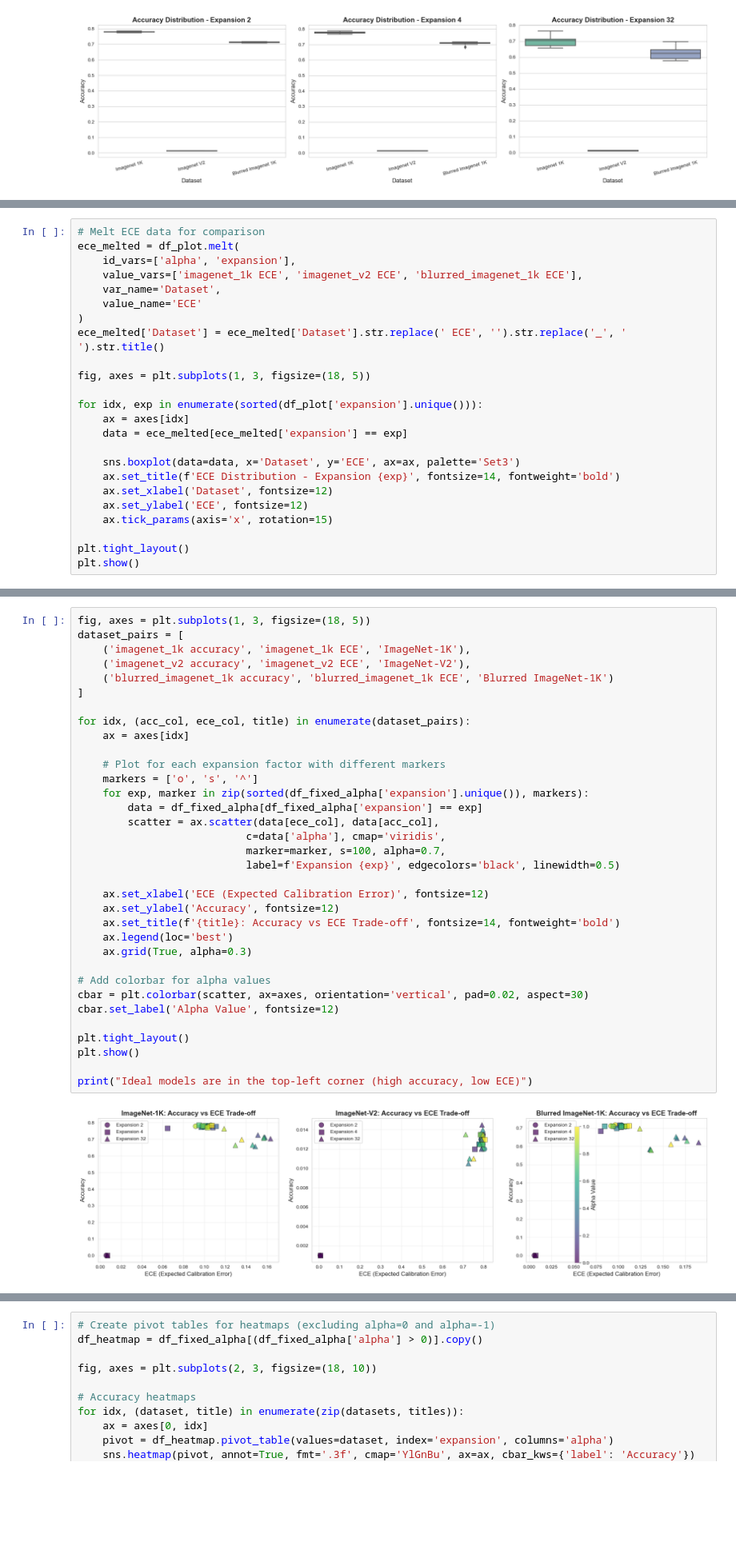
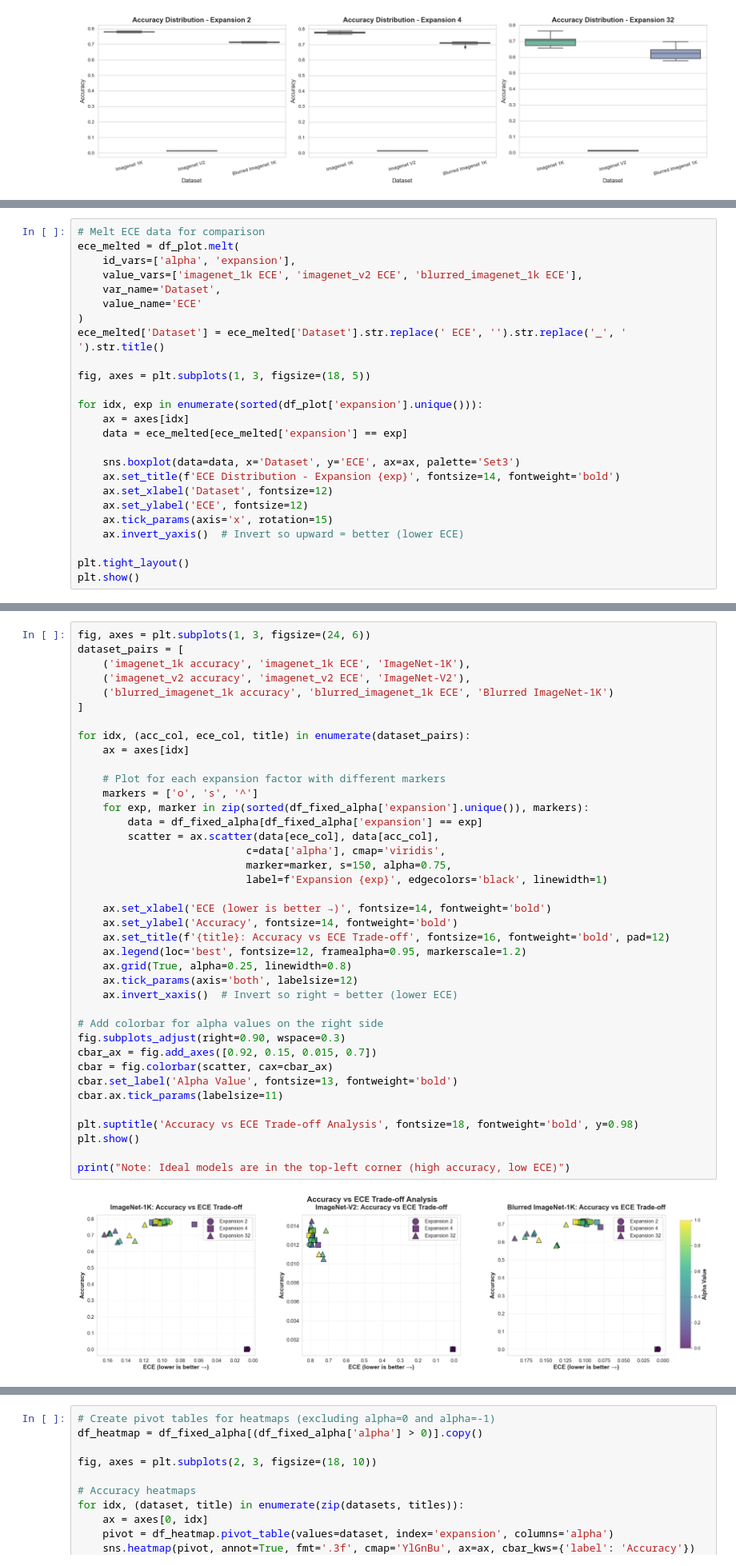
Before and after one commit to hannah-y-gao/vit_sae, a Jupyter notebook: analysis.ipynb, the cells around one changed output, grey strips where cells are left out. Shown at 80% size. Saved outputs shown, nothing was run; the diff lists cells and outputs as text; blank space fills up the shorter version.

```diff
--- a/analysis.ipynb
+++ b/analysis.ipynb
@@ -206,6 +203,7 @@ for idx, exp in enumerate(sorted(df_plot['expansion'].unique())):
     ax.set_xlabel('Dataset', fontsize=12)
     ax.set_ylabel('ECE', fontsize=12)
     ax.tick_params(axis='x', rotation=15)
+    ax.invert_yaxis()  # Invert so upward = better (lower ECE)
 
 plt.tight_layout()
 plt.show()
@@ -216,36 +214,41 @@ plt.show()
 # %%
-fig, axes = plt.subplots(1, 3, figsize=(18, 5))
+fig, axes = plt.subplots(1, 3, figsize=(24, 6))
 dataset_pairs = [
     ('imagenet_1k accuracy', 'imagenet_1k ECE', 'ImageNet-1K'),
     ('imagenet_v2 accuracy', 'imagenet_v2 ECE', 'ImageNet-V2'),
     ('blurred_imagenet_1k accuracy', 'blurred_imagenet_1k ECE', 'Blurred ImageNet-1K')
 ]
 
 for idx, (acc_col, ece_col, title) in enumerate(dataset_pairs):
     ax = axes[idx]
 
     # Plot for each expansion factor with different markers
     markers = ['o', 's', '^']
     for exp, marker in zip(sorted(df_fixed_alpha['expansion'].unique()), markers):
         data = df_fixed_alpha[df_fixed_alpha['expansion'] == exp]
         scatter = ax.scatter(data[ece_col], data[acc_col],
                            c=data['alpha'], cmap='viridis',
-                           marker=marker, s=100, alpha=0.7,
-                           label=f'Expansion {exp}', edgecolors='black', linewidth=0.5)
+                           marker=marker, s=150, alpha=0.75,
+                           label=f'Expansion {exp}', edgecolors='black', linewidth=1)
 
-    ax.set_xlabel('ECE (Expected Calibration Error)', fontsize=12)
-    ax.set_ylabel('Accuracy', fontsize=12)
-    ax.set_title(f'{title}: Accuracy vs ECE Trade-off', fontsize=14, fontweight='bold')
-    ax.legend(loc='best')
-    ax.grid(True, alpha=0.3)
+    ax.set_xlabel('ECE (lower is better →)', fontsize=14, fontweight='bold')
+    ax.set_ylabel('Accuracy', fontsize=14, fontweight='bold')
+    ax.set_title(f'{title}: Accuracy vs ECE Trade-off', fontsize=16, fontweight='bold', pad=12)
+    ax.legend(loc='best', fontsize=12, framealpha=0.95, markerscale=1.2)
+    ax.grid(True, alpha=0.25, linewidth=0.8)
+    ax.tick_params(axis='both', labelsize=12)
+    ax.invert_xaxis()  # Invert so right = better (lower ECE)
 
-# Add colorbar for alpha values
-cbar = plt.colorbar(scatter, ax=axes, orientation='vertical', pad=0.02, aspect=30)
-cbar.set_label('Alpha Value', fontsize=12)
+# Add colorbar for alpha values on the right side
+fig.subplots_adjust(right=0.90, wspace=0.3)
+cbar_ax = fig.add_axes([0.92, 0.15, 0.015, 0.7])
+cbar = fig.colorbar(scatter, cax=cbar_ax)
+cbar.set_label('Alpha Value', fontsize=13, fontweight='bold')
+cbar.ax.tick_params(labelsize=11)
 
-plt.tight_layout()
+plt.suptitle('Accuracy vs ECE Trade-off Analysis', fontsize=18, fontweight='bold', y=0.98)
 plt.show()
 
-print("Ideal models are in the top-left corner (high accuracy, low ECE)")
+print("Note: Ideal models are in the top-left corner (high accuracy, low ECE)")
 # %% [output]
-[figure, old version]
+[figure, new version]
```
Also changed, not shown: parts of 15 cells of this notebook, 6 other files.
